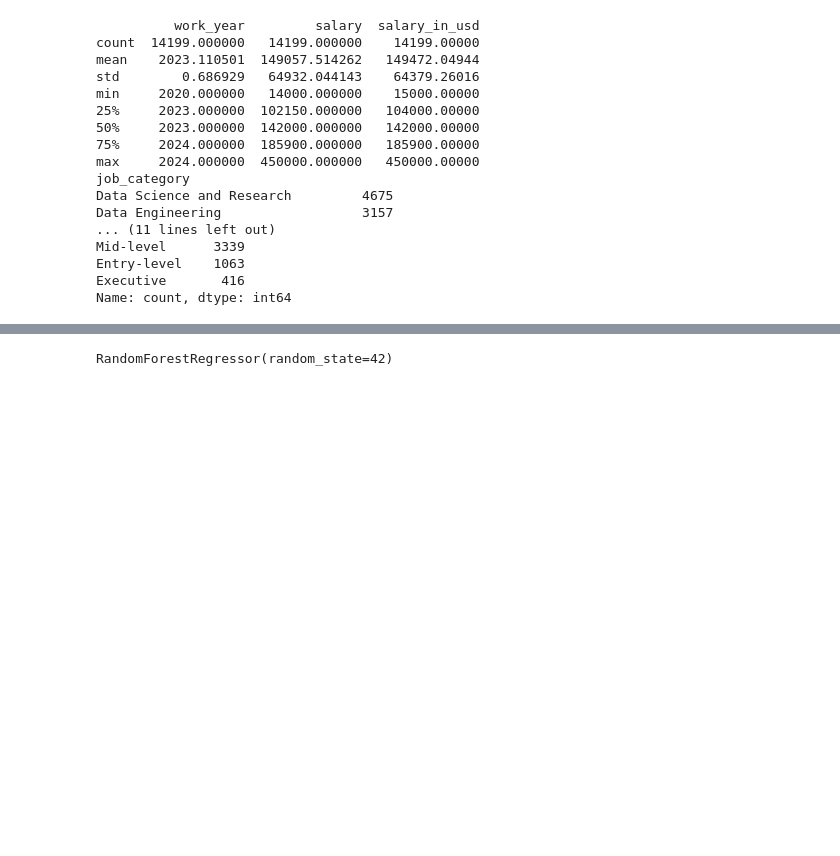
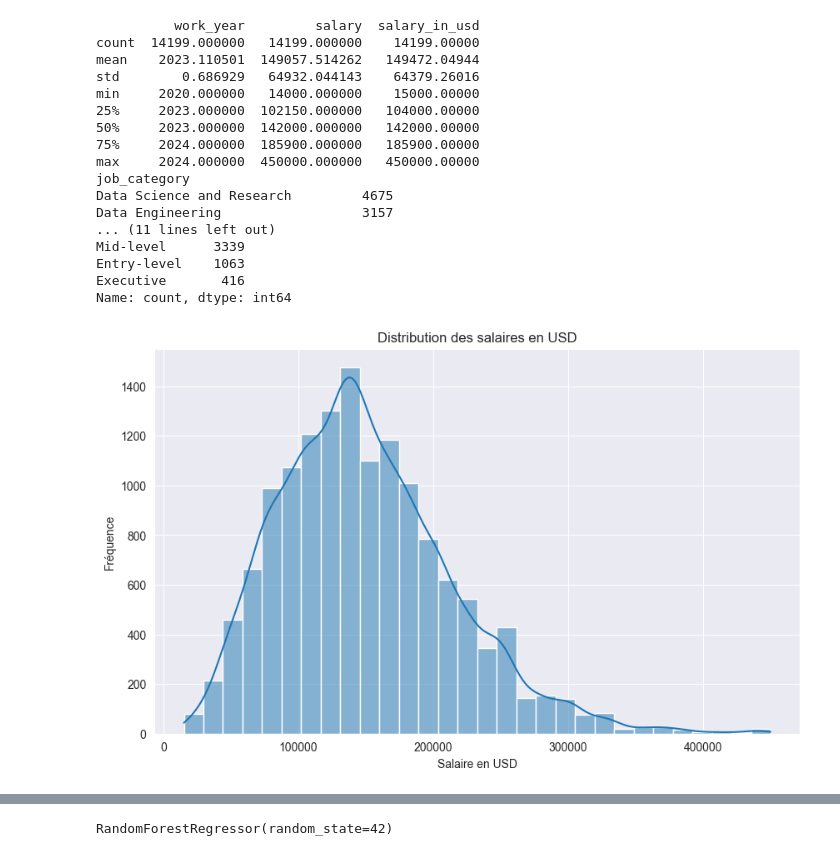
Before and after one commit to persi-man/salary_predict, a Jupyter notebook: Notebook.ipynb, the cells around one changed output, grey strips where cells are left out. Drawn from its saved outputs; the diff is of its cells as text; code cells hidden in the pictures; blank space fills up the shorter version.

Commit message:
Ajout de la visualisation des données

```diff
--- a/Notebook.ipynb
+++ b/Notebook.ipynb
@@ -59,3 +61,12 @@ Mid-level      3339
 Entry-level    1063
 Executive       416
 Name: count, dtype: int64
+# %%
+plt.figure(figsize=(10, 6))
+sns.histplot(df['salary_in_usd'], bins=30, kde=True)
+plt.title('Distribution des salaires en USD')
+plt.xlabel('Salaire en USD')
+plt.ylabel('Fréquence')
+plt.show()
+# %% [output]
+[figure, added]
```
Also changed, not shown: parts of 6 cells of this notebook.
